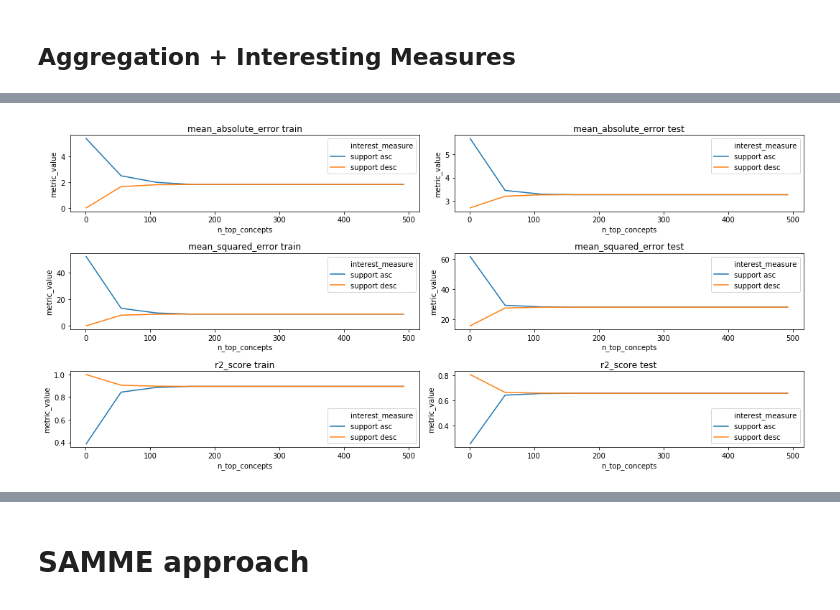
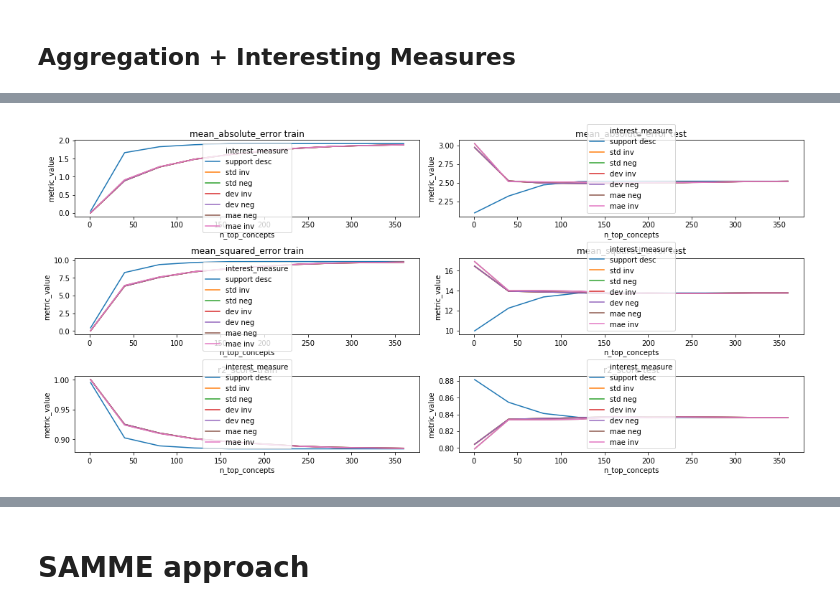
Before and after one commit to EgorDudyrev/FCA_BB_interpret, a Jupyter notebook: notebooks/2020.10.14-Testing_Weights.ipynb, the cells around one changed output, grey strips where cells are left out. Saved outputs shown, nothing was run; the diff lists cells and outputs as text; code cells hidden in the pictures.

```diff
--- a/notebooks/2020.10.14-Testing_Weights.ipynb
+++ b/notebooks/2020.10.14-Testing_Weights.ipynb
@@ -392,5 +427,25 @@ measure_funcs = {
+# %%
+measure_funcs = {
+    'support asc': lambda c: len(c.get_extent()),
+    'support desc': lambda c: -len(c.get_extent()),
+    'std': lambda c: c._metrics['std_y_true'] if c._metrics['std_y_true']>0 else 1e-9,
+    'std inv': lambda c: 1/(1+c._metrics['std_y_true']),
+    'std neg': lambda c: -c._metrics['std_y_true'] if c._metrics['std_y_true']>0 else 1e-9,
+    'dev': lambda c: c._metrics['std_y_true']**2 if c._metrics['std_y_true']>0 else 1e-9,
+    'dev inv': lambda c: 1/(1+c._metrics['std_y_true']**2),
+    'dev neg': lambda c: -c._metrics['std_y_true']**2 if c._metrics['std_y_true']>0 else 1e-9,
+    'mae': lambda c: c._metrics['mae'] if c._metrics['mae']>0 else 1e-9,
+    'mae neg': lambda c: -c._metrics['mae'] if c._metrics['mae']>0 else 1e-9,
+    'mae inv': lambda c: 1/(1+c._metrics['mae']),
+    #'stability asc': lambda c: fcai.get_not_none(c._metrics['log_stab_min_bound'],0),
+    #'stability desc': lambda c: -fcai.get_not_none(c._metrics['log_stab_min_bound'],1),
+}
 # %%
-n_max_objects = max([len(c_ids) for g, c_ids in fm_mv.trace_context(mvcntx_train)[0].items()])
+n_max_objects = A_train.sum(0).max() #max([len(c_ids) for g, c_ids in fm_mv.trace_context(mvcntx_train)[0].items()])
 # %%
 import warnings
 warnings.filterwarnings("ignore")
+# %%
+%%time
+obj_preds_cncpts_train = fm_mv.trace_context(mvcntx_train)[0]
+obj_preds_cncpts_test = fm_mv.trace_context(mvcntx_test)[0]
@@ -398,13 +456,16 @@ warnings.filterwarnings("ignore")
 intermeas_qualities = None
 
 for m_func_name, m_func in tqdm(measure_funcs.items()):
-    for aggfunc in tqdm(['mean','min','max'], leave=False):
+    for aggfunc in tqdm(['mean','min','max'], leave=False, desc=m_func_name):
         for n_top_cncpts in tqdm(np.unique(np.linspace(1, n_max_objects, 10).astype(int)), leave=False):
             preds_train = predict_fca_top_intermeas(
-                fm_mv, mvcntx_train, m_func, n_top_cncpts, aggfunc=aggfunc)
+                fm_mv, mvcntx_train, m_func, n_top_cncpts,
+                aggfunc=aggfunc, obj_preds_cncpts=obj_preds_cncpts_train)
             preds_test = predict_fca_top_intermeas(
-                fm_mv, mvcntx_test, m_func, n_top_cncpts, aggfunc=aggfunc)
+                fm_mv, mvcntx_test, m_func, n_top_cncpts,
+                aggfunc=aggfunc, obj_preds_cncpts=obj_preds_cncpts_test)
 
+            #preds_train = np.nan_to_num(preds_train, nan=fm_mv._top_concept._metrics['mean_y_true'])
             preds_test = np.nan_to_num(preds_test, nan=fm_mv._top_concept._metrics['mean_y_true'])
 
             intermeas_qualities = calc_metrics(
@@ -424,18 +485,19 @@ cds['aggfunc'] = [x.split('_')[1].split('=')[1] for x in cds['type']]
 cds['n_top_concepts'] = [int(x.split('_')[2].split('=')[1]) for x in cds['type']]
 # %%
 plt.figure(figsize=(15,7))
-for m_idx, m in enumerate(cds['metric'].unique()):
+for m_idx, m in enumerate([m for m in cds['metric'].unique()]):
     for ds_idx, ds_type in enumerate(['train','test']):
         plt.subplot(3,2,m_idx*2+ds_idx+1)
         sns.lineplot(x='n_top_concepts', y='metric_value', hue='interest_measure',
-                     data=cds[(cds['aggfunc']=='mean')&(cds['metric']==m)&(cds['ds']==ds_type)]
+                     data=cds[(cds['aggfunc']=='mean')&(cds['metric']==m)&(cds['ds']==ds_type)&
+                             (~cds['interest_measure'].isin(['mae','dev','std','support asc']))]
                     )
         plt.title(f"{m} {ds_type}")
 
 plt.tight_layout()
 plt.show()
 # %% [output]
-[figure, old version]
+[figure, new version]
 # %%
 comp_qualities[['metric','ds','LinearRegression','DecisionTreeRegressor','RandomForestRegressor','XGBRegressor','CatBoostRegressor']]
 # %% [output]
```
Also changed, not shown: parts of 27 cells of this notebook.
